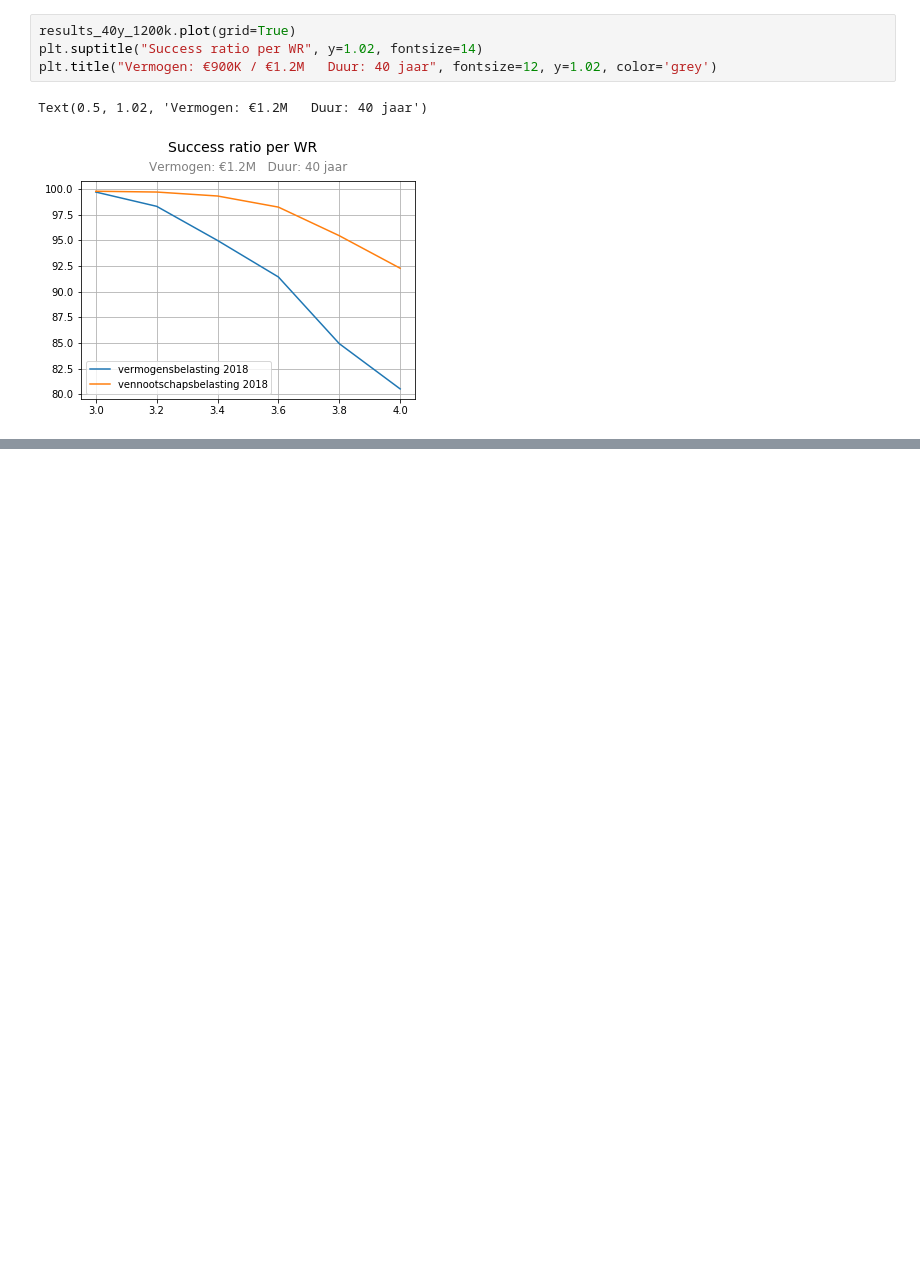
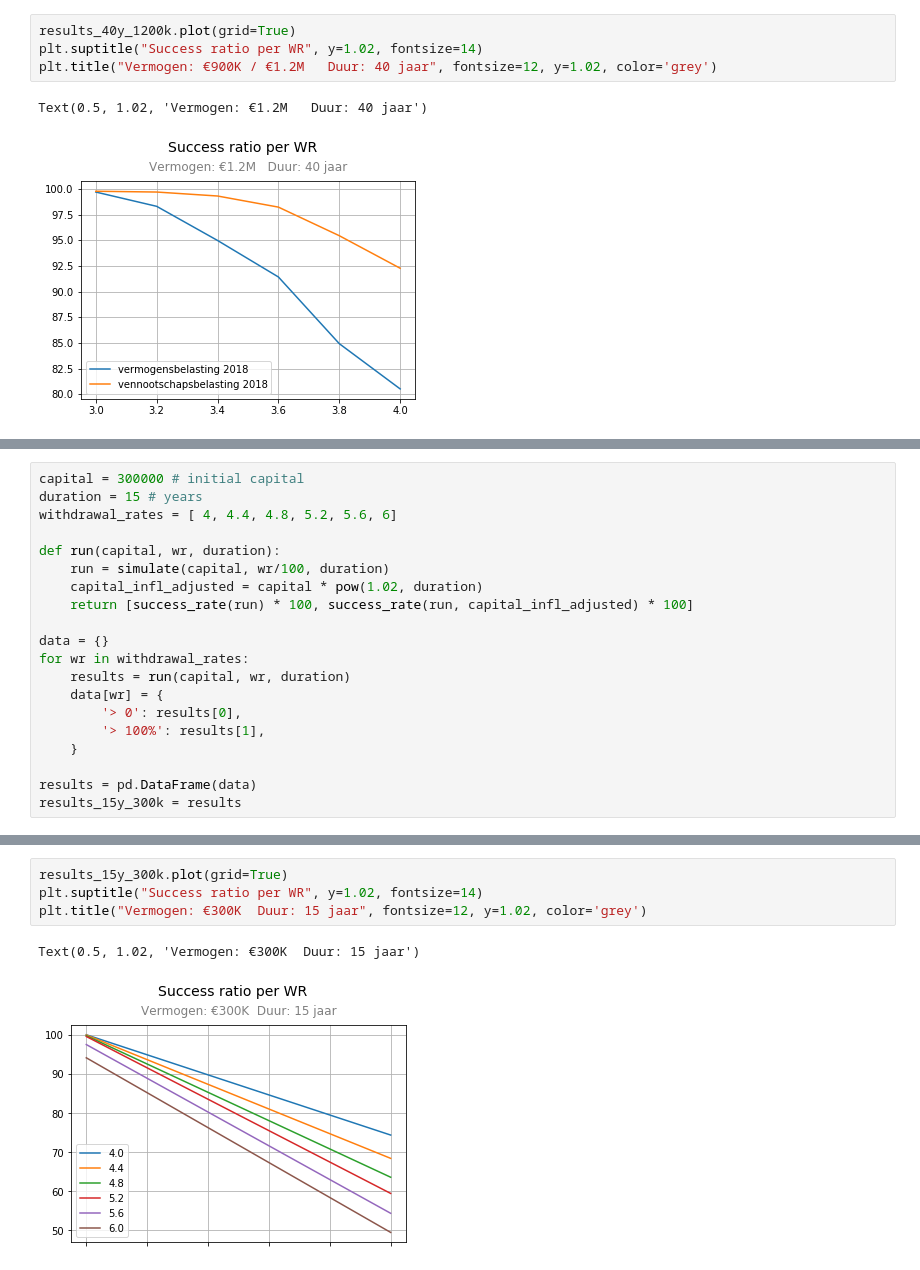
Before and after one commit to dannyvankooten/pd-belastingdruk, a Jupyter notebook: SWR per belastingstelsel.ipynb, the cells around one changed output, grey strips where cells are left out. Cells and saved outputs as stored; diff of their text form; blank space fills up the shorter version.

```diff
--- a/SWR per belastingstelsel.ipynb
+++ b/SWR per belastingstelsel.ipynb
@@ -228,0 +223,20 @@ Text(0.5, 1.02, 'Vermogen: €1.2M   Duur: 40 jaar')
+# %%
+capital = 300000 # initial capital
+duration = 15 # years
+withdrawal_rates = [ 4, 4.4, 4.8, 5.2, 5.6, 6]
+
+def run(capital, wr, duration):
+    run = simulate(capital, wr/100, duration)
+    capital_infl_adjusted = capital * pow(1.02, duration)
+    return [success_rate(run) * 100, success_rate(run, capital_infl_adjusted) * 100]
+
+data = {}
+for wr in withdrawal_rates:
+    results = run(capital, wr, duration)
+    data[wr] = {
+        '> 0': results[0],
+        '> 100%': results[1],
+    }
+
+results = pd.DataFrame(data)
+results_15y_300k = results
@@ -228,0 +249,7 @@ Text(0.5, 1.02, 'Vermogen: €1.2M   Duur: 40 jaar')
+# %%
+results_15y_300k.plot(grid=True)
+plt.suptitle("Success ratio per WR", y=1.02, fontsize=14)
+plt.title("Vermogen: €300K  Duur: 15 jaar", fontsize=12, y=1.02, color='grey')
+# %% [output]
+Text(0.5, 1.02, 'Vermogen: €300K  Duur: 15 jaar')
+[figure, added]
```
Also changed, not shown: parts of 7 cells of this notebook.
